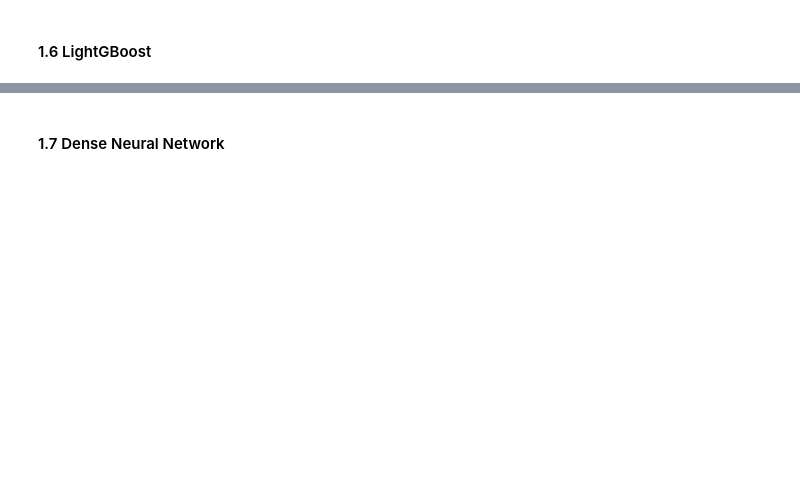
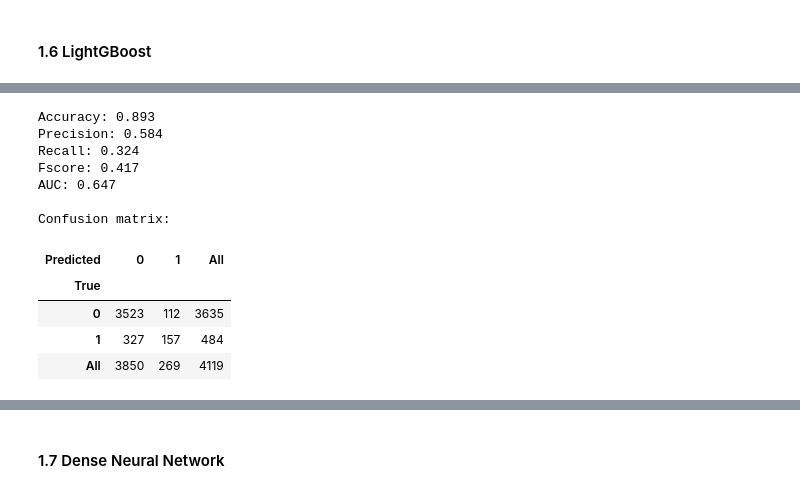
Before and after one commit to nmichalek/bank_marketing, a Jupyter notebook: model_training.ipynb, the cells around one changed output, grey strips where cells are left out. Cells and saved outputs as stored; diff of their text form; code cells hidden in the pictures; blank space fills up the shorter version.

```diff
--- a/model_training.ipynb
+++ b/model_training.ipynb
@@ -214,3 +216,22 @@ grid_lgb.best_params_
+# %%
+# Train model using chosen hyperparamter
+lgb = LGBMClassifier(max_depth=20, n_estimators=200, learning_rate=0.3, random_state=2022)
+lgb.fit(X_train, y_train)
+y_pred_lbg = lgb.predict(X_test)
+results(y_test, y_pred_lbg)
+# %% [output]
+Accuracy: 0.893
+Precision: 0.584
+Recall: 0.324
+Fscore: 0.417
+AUC: 0.647
+
+Confusion matrix:
+| Predicted | 0 | 1 | All |
+| True |  |  |  |
+| 0 | 3523 | 112 | 3635 |
+| 1 | 327 | 157 | 484 |
+| All | 3850 | 269 | 4119 |
 # %%
 # Train model using chosen hyperparamter
 lgb = LGBMClassifier(max_depth=5, n_estimators=150, learning_rate=0.3, random_state=2022)
```
Also changed, not shown: parts of 13 cells of this notebook, 1 other file.
